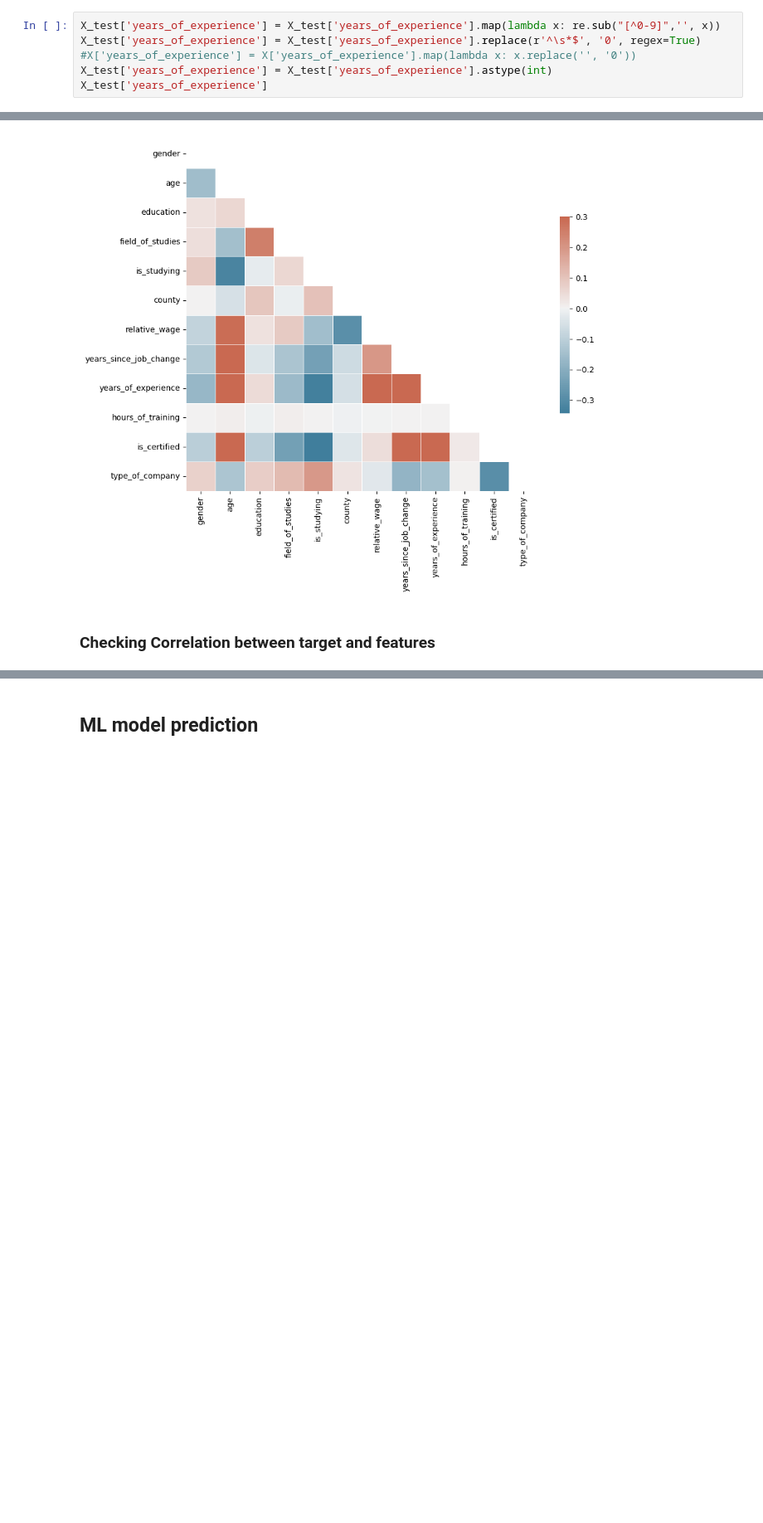
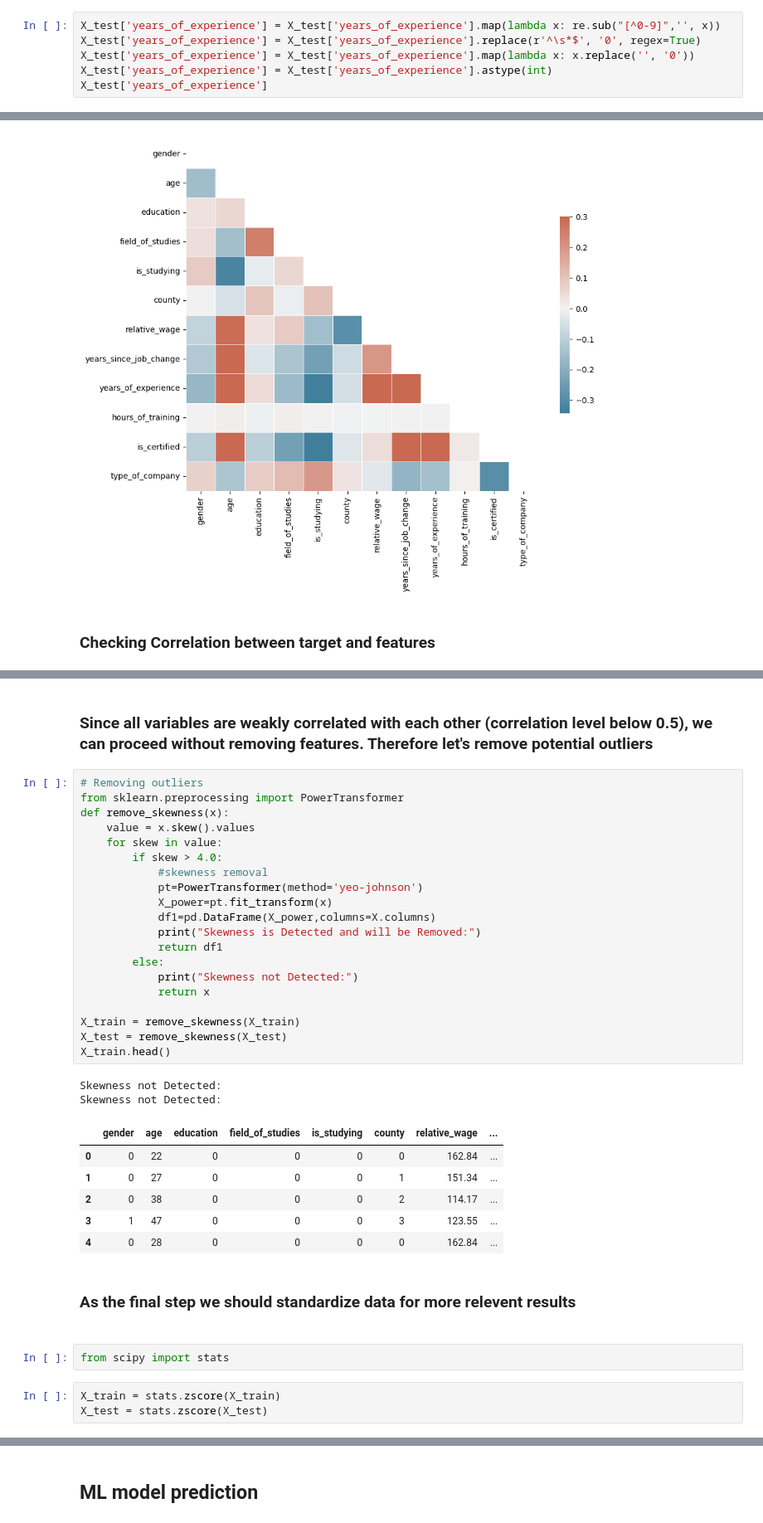
Before and after one commit to kora11e/Regression-and-Classification-ML-models, a Jupyter notebook: classification_model.ipynb, the cells around one changed output, grey strips where cells are left out. Shown at 83% size. Drawn from its saved outputs; the diff is of its cells as text; blank space fills up the shorter version.

```diff
--- a/classification_model.ipynb
+++ b/classification_model.ipynb
@@ -138,7 +142,7 @@ Name: years_of_experience, Length: 12427, dtype: int32
 # %%
 X_test['years_of_experience'] = X_test['years_of_experience'].map(lambda x: re.sub("[^0-9]",'', x))
 X_test['years_of_experience'] = X_test['years_of_experience'].replace(r'^\s*$', '0', regex=True)
-#X['years_of_experience'] = X['years_of_experience'].map(lambda x: x.replace('', '0'))
+X_test['years_of_experience'] = X_test['years_of_experience'].map(lambda x: x.replace('', '0'))
 X_test['years_of_experience'] = X_test['years_of_experience'].astype(int)
 X_test['years_of_experience']
 # %% [output]
@@ -322,0 +384,38 @@ job_change_test = job_change_test.drop(['id', 'size_of_company', 'hours_of_train
+# %% [markdown]
+<h3>Since all variables are weakly correlated with each other (correlation level below 0.5), we can proceed without removing features. Therefore let's remove potential outliers</h3>
+# %%
+# Removing outliers
+from sklearn.preprocessing import PowerTransformer
+def remove_skewness(x):
+    value = x.skew().values
+    for skew in value:
+        if skew > 4.0:
+            #skewness removal
+            pt=PowerTransformer(method='yeo-johnson')
+            X_power=pt.fit_transform(x)
+            df1=pd.DataFrame(X_power,columns=X.columns)
+            print("Skewness is Detected and will be Removed:")
+            return df1
+        else:
+            print("Skewness not Detected:")
+            return x
+
+X_train = remove_skewness(X_train)
+X_test = remove_skewness(X_test)
+X_train.head()
+# %% [output]
+Skewness not Detected:
+Skewness not Detected:
+|  | gender | age | education | field_of_studies | is_studying | county | relative_wage | ... |
+| 0 | 0 | 22 | 0 | 0 | 0 | 0 | 162.84 | ... |
+| 1 | 0 | 27 | 0 | 0 | 0 | 1 | 151.34 | ... |
+| 2 | 0 | 38 | 0 | 0 | 0 | 2 | 114.17 | ... |
+| 3 | 1 | 47 | 0 | 0 | 0 | 3 | 123.55 | ... |
+| 4 | 0 | 28 | 0 | 0 | 0 | 0 | 162.84 | ... |
+# %% [markdown]
+<h3>As the final step we should standardize data for more relevent results<h3>
+# %%
+from scipy import stats
+# %%
+X_train = stats.zscore(X_train)
+X_test = stats.zscore(X_test)
```
Also changed, not shown: parts of 73 cells of this notebook, 4 other files.
